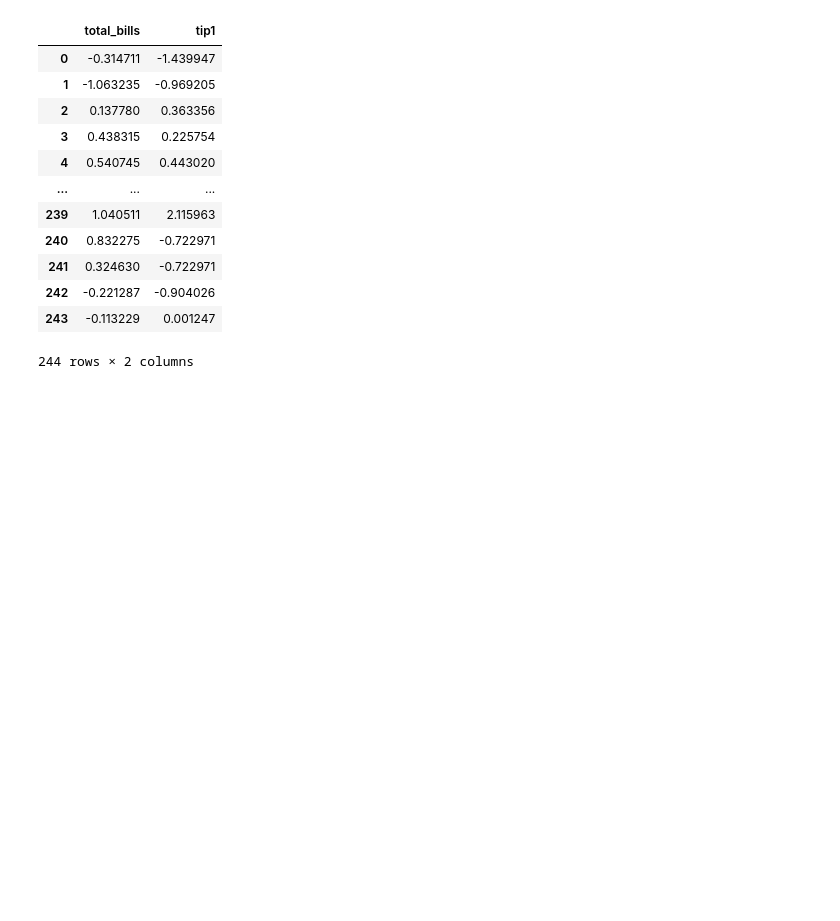
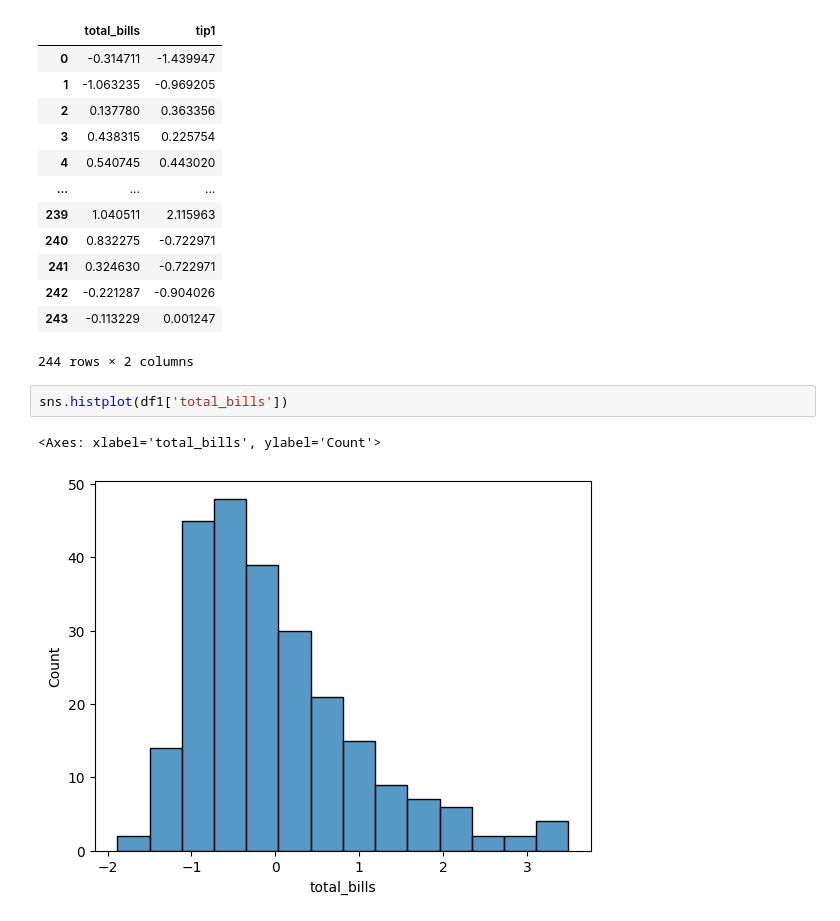
Before and after one commit to prathmeshpatil98/Machine_learning, a Jupyter notebook: Feature_Scaling_Standardization.ipynb, the cells around one changed output. Saved outputs shown, nothing was run; the diff lists cells and outputs as text; blank space fills up the shorter version.

```diff
--- a/Feature_Scaling_Standardization.ipynb
+++ b/Feature_Scaling_Standardization.ipynb
@@ -108,3 +108,8 @@ df1
 | 242 | -0.221287 | -0.904026 |
 | 243 | -0.113229 | 0.001247 |
 244 rows × 2 columns
+# %%
+sns.histplot(df1['total_bills'])
+# %% [output]
+<Axes: xlabel='total_bills', ylabel='Count'>
+[figure, added]
```
Also changed, not shown: parts of 1 cell of this notebook.
